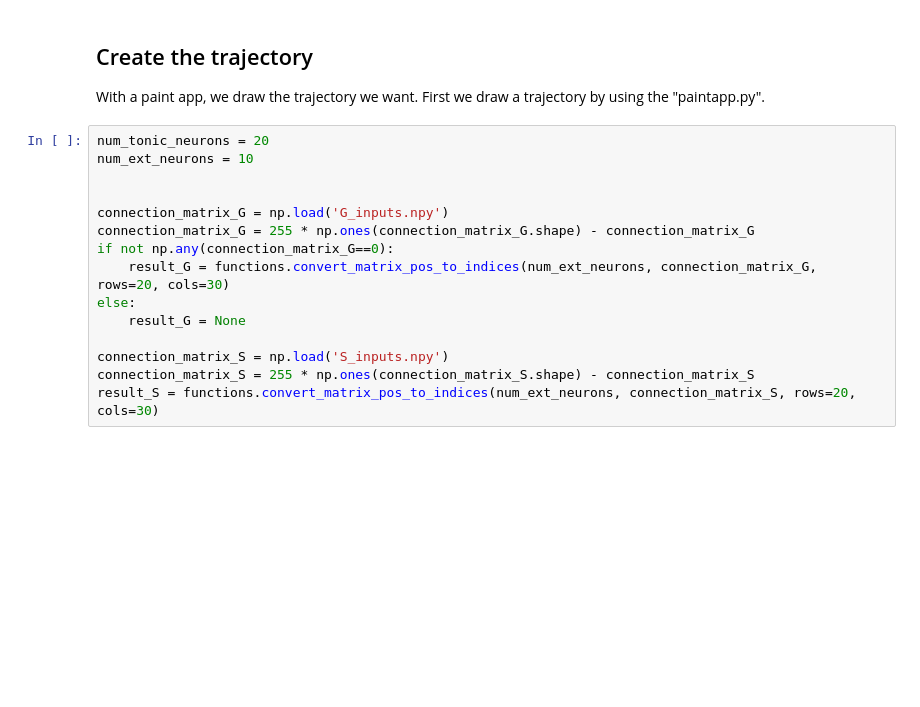
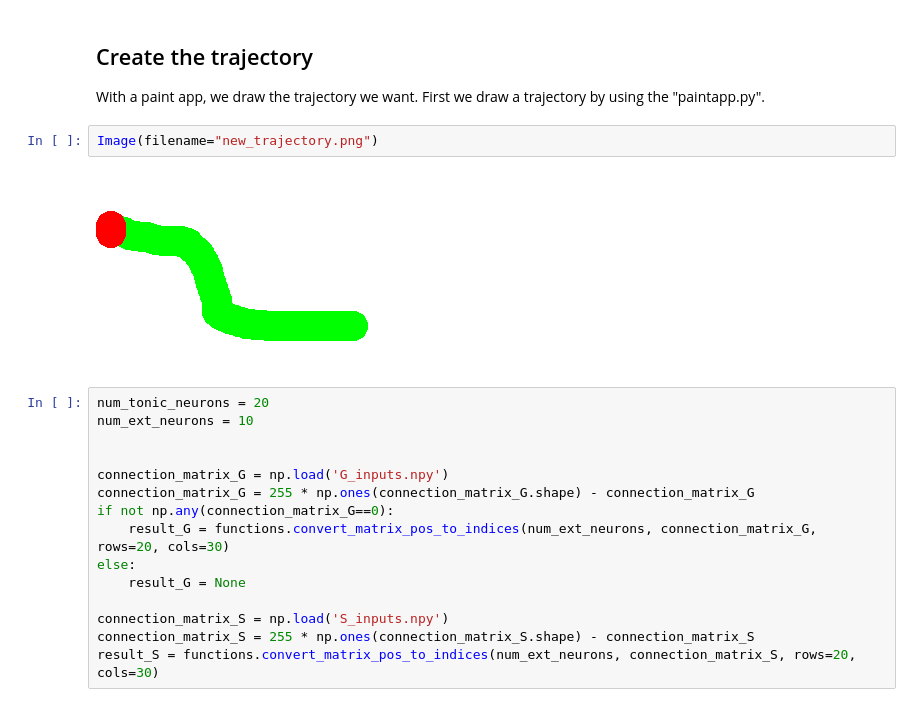
Before and after one commit to Victoriad1996/SemesterProject, a Jupyter notebook: SimpleFairhall/first_project_oop_plots.ipynb, the cells around one changed output. Saved outputs shown, nothing was run; the diff lists cells and outputs as text; blank space fills up the shorter version.

```diff
--- a/SimpleFairhall/first_project_oop_plots.ipynb
+++ b/SimpleFairhall/first_project_oop_plots.ipynb
@@ -16,6 +17,10 @@ Plot the voltages of some cells.
 ## Create the trajectory
 With a paint app, we draw the trajectory we want.
 First we draw a trajectory by using the "paintapp.py".
+# %%
+Image(filename="new_trajectory.png")
+# %% [output]
+[figure, added]
 # %%
 num_tonic_neurons = 20
 num_ext_neurons = 10
```
Also changed, not shown: parts of 11 cells of this notebook, 3 other files.
